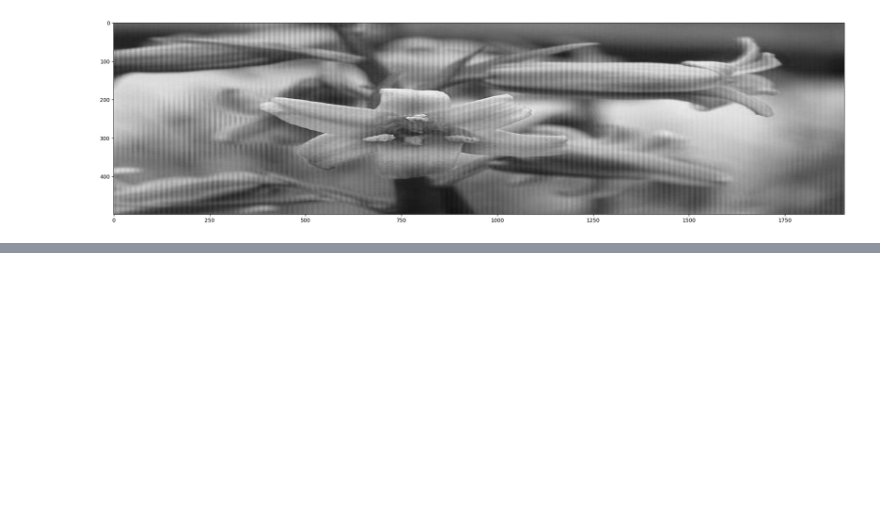
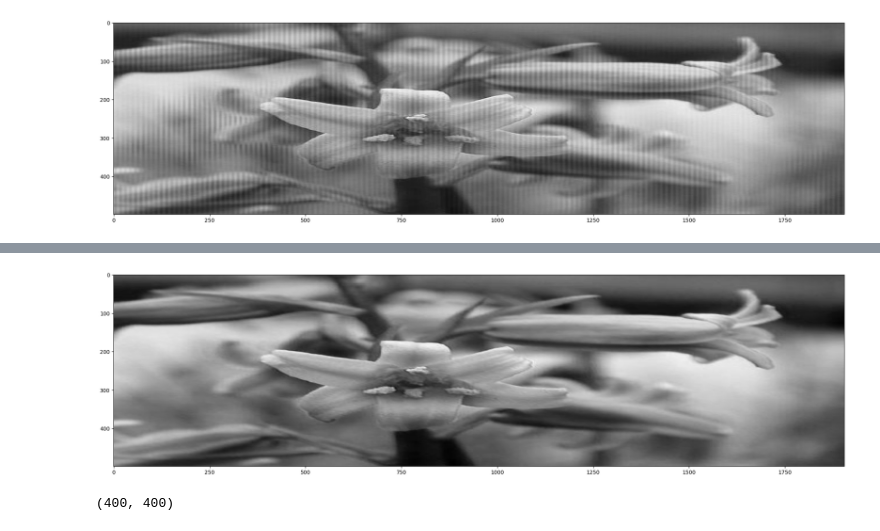
Before and after one commit to amirho3einsedaghati/pyimkernel, a Jupyter notebook: examples/Image Kernels.ipynb, the cells around one changed output, grey strips where cells are left out. Saved outputs shown, nothing was run; the diff lists cells and outputs as text; code cells hidden in the pictures; blank space fills up the shorter version.

Commit message:
update Image Kernels.ipynb and filtered_flower.png

```diff
--- a/examples/Image Kernels.ipynb
+++ b/examples/Image Kernels.ipynb
@@ -53,6 +53,3 @@ image1.shape
 imkernel.imshow(image1.reshape(image1.shape[0], -1), cmap='gray', figsize=(20, 10))
 # %% [output]
 [figure]
-# %%
-imkernel.imshow(image=imkernel.apply_filter_on_color_img(image1, kernel_name='laplacian', with_resize=False),
-                figsize=(20, 10), cmap=plt.cm.gray)
@@ -61,3 +55,0 @@ imkernel.imshow(image=imkernel.apply_filter_on_color_img(image1, kernel_name='la
-# %%
-imkernel.imshow(image=imkernel.apply_filter_on_color_img(image1, kernel_name='laplacian', with_resize=True),
-                figsize=(7, 6), cmap=plt.cm.gray)
@@ -65,0 +56,5 @@ imkernel.imshow(image=imkernel.apply_filter_on_color_img(image1, kernel_name='la
+# %%
+imkernel.imshow(image=imkernel.apply_filter_on_color_img(image1, kernel_name='motion blur', with_resize=False),
+                figsize=(20, 10), cmap=plt.cm.gray)
+# %% [output]
+[figure, added]
@@ -65,0 +63,4 @@ imkernel.imshow(image=imkernel.apply_filter_on_color_img(image1, kernel_name='la
+# %%
+blurred_image.shape # a grayscale image
+# %% [output]
+(400, 400)
```
Also changed, not shown: parts of 9 cells of this notebook, 1 other file.
